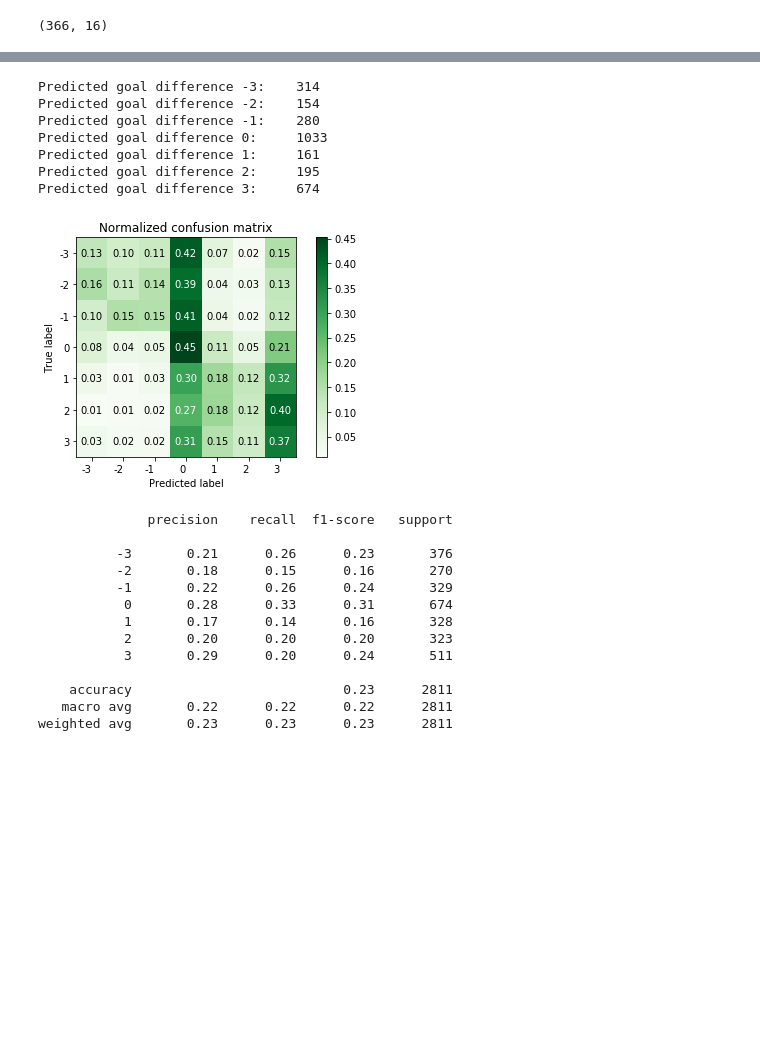
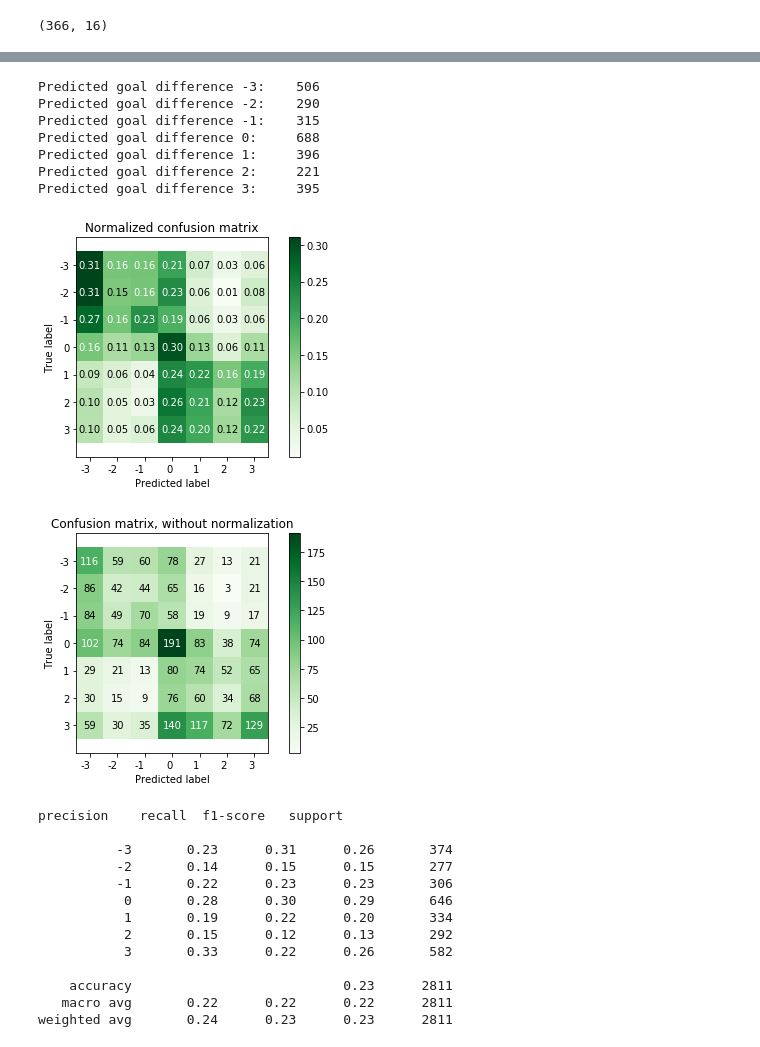
Before and after one commit to danielkari95/nhl-game-prediction, a Jupyter notebook: Model.ipynb, the cells around one changed output, grey strips where cells are left out. Saved outputs shown, nothing was run; the diff lists cells and outputs as text; code cells hidden in the pictures; blank space fills up the shorter version.

```diff
--- a/Model.ipynb
+++ b/Model.ipynb
@@ -31,7 +32,7 @@ print(list(y_columns.keys()))
 ['game_id', 'event_blocked_shot', 'event_faceoff', 'event_giveaway', 'event_hit', 'event_missed_shot', 'event_penalty', 'event_shot', 'event_takeaway', 'danger_a_high', 'danger_b_med', 'danger_c_low', ...
 ['-3', '-2', '-1', '0', '1', '2', '3']
 # %%
-X_train, X_test, y_train, y_test = train_test_split(X[:,:,1:], y, test_size=0.25)
+X_train, X_test, y_train, y_test, id_train, id_test = train_test_split(X[:,:,1:], y, X[:, 0, 0], test_size=0.25)
 # %%
 # data = {'Goals': tuple(X[:,:,-1]), 'Result': y[:,0]}
 # df = pd.DataFrame(data, columns=['Goals', 'Result'])
@@ -54,7 +51,7 @@ print(np.sum(y_test, axis=0))
 # %%
 model_mlp = tf.keras.models.Sequential([
-    tf.keras.layers.TimeDistributed(tf.keras.layers.Dense(64, activation='relu', input_shape=data_shape)),
-    tf.keras.layers.TimeDistributed(tf.keras.layers.Dense(64, activation='relu')),
+    tf.keras.layers.TimeDistributed(tf.keras.layers.Dense(64, activation='relu',                                                                            input_shape=data_shape)),
+    # tf.keras.layers.TimeDistributed(tf.keras.layers.Dense(64, activation='relu')),
     tf.keras.layers.TimeDistributed(tf.keras.layers.Dense(32, activation='relu')),
     # tf.keras.layers.Dense(16, activation='relu'),
     # tf.keras.layers.Dense(8, activation='relu'),
@@ -80,35 +96,37 @@ y_pred_mlp = model_mlp.predict(X_test)
 for i in range(y_pred_mlp.shape[1]):
     print("Predicted goal difference " + str(list(y_columns.keys())[i]) + ":\t", np.sum(y_pred_mlp.argmax(axis=1) == i))
 # %% [output]
-Predicted goal difference -3:    314
-Predicted goal difference -2:    154
-Predicted goal difference -1:    280
-Predicted goal difference 0:     1033
-Predicted goal difference 1:     161
-Predicted goal difference 2:     195
-Predicted goal difference 3:     674
+Predicted goal difference -3:    506
+Predicted goal difference -2:    290
+Predicted goal difference -1:    315
+Predicted goal difference 0:     688
+Predicted goal difference 1:     396
+Predicted goal difference 2:     221
+Predicted goal difference 3:     395
 # %%
 cmat.plot(y_test, y_pred_mlp, classes=list(y_columns.keys()), normalize=True)
+cmat.plot(y_test, y_pred_mlp, classes=list(y_columns.keys()), normalize=False)
 
 plt.show()
 # %% [output]
-[figure, old version]
+[figure, new version]
+[figure, added]
 # %%
 print(classification_report(y_test.argmax(axis=1), y_pred_mlp.argmax(axis=1), target_names = classes))
 # %% [output]
-              precision    recall  f1-score   support
+precision    recall  f1-score   support
 
-          -3       0.21      0.26      0.23       376
-          -2       0.18      0.15      0.16       270
-          -1       0.22      0.26      0.24       329
-           0       0.28      0.33      0.31       674
-           1       0.17      0.14      0.16       328
-           2       0.20      0.20      0.20       323
-           3       0.29      0.20      0.24       511
+          -3       0.23      0.31      0.26       374
+          -2       0.14      0.15      0.15       277
+          -1       0.22      0.23      0.23       306
+           0       0.28      0.30      0.29       646
+           1       0.19      0.22      0.20       334
+           2       0.15      0.12      0.13       292
+           3       0.33      0.22      0.26       582
 
     accuracy                           0.23      2811
    macro avg       0.22      0.22      0.22      2811
-weighted avg       0.23      0.23      0.23      2811
+weighted avg       0.24      0.23      0.23      2811
 # %%
 model_conv1d = tf.keras.models.Sequential([
     tf.keras.layers.Conv1D(64, 12, activation='relu', input_shape=data_shape),
```
Also changed, not shown: parts of 29 cells of this notebook, 2 other files.
